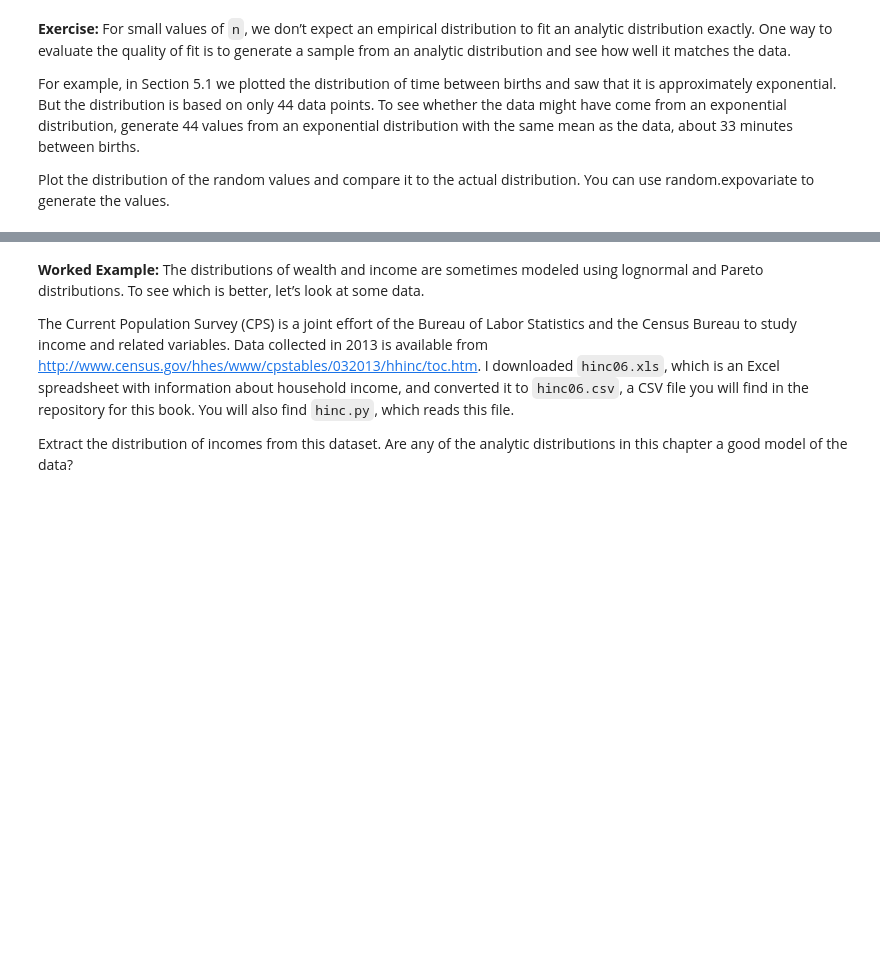
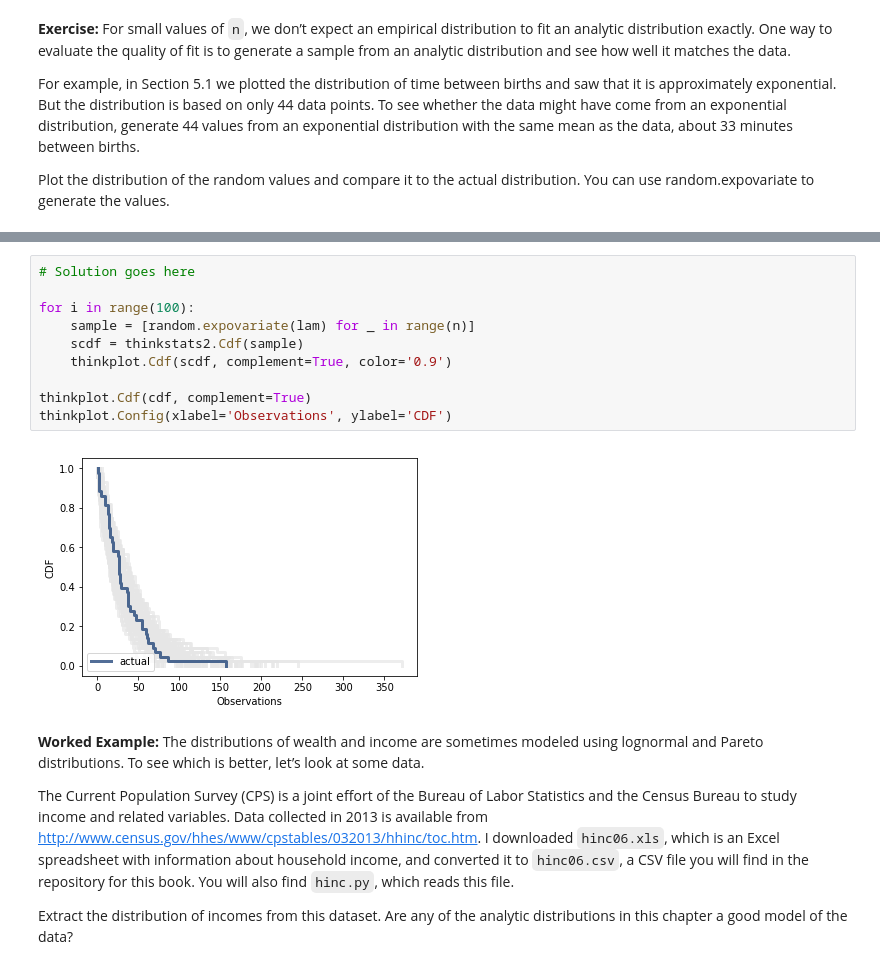
Before and after one commit to ejulio/ThinkStats2, a Jupyter notebook: code/chap05ex.ipynb, the cells around one changed output, grey strips where cells are left out. Saved outputs shown, nothing was run; the diff lists cells and outputs as text; blank space fills up the shorter version.

```diff
--- a/code/chap05ex.ipynb
+++ b/code/chap05ex.ipynb
@@ -516,3 +525,15 @@ sample = [random.expovariate(lam) for _ in range(n)]
+# %%
+# Solution goes here
+
+for i in range(100):
+    sample = [random.expovariate(lam) for _ in range(n)]
+    scdf = thinkstats2.Cdf(sample)
+    thinkplot.Cdf(scdf, complement=True, color='0.9')
+
+thinkplot.Cdf(cdf, complement=True)
+thinkplot.Config(xlabel='Observations', ylabel='CDF')
+# %% [output]
+[figure, added]
 # %% [markdown]
 **Worked Example:** The distributions of wealth and income are sometimes modeled using lognormal and Pareto distributions. To see which is better, let’s look at some data.
 
```
Also changed, not shown: parts of 24 cells of this notebook.
